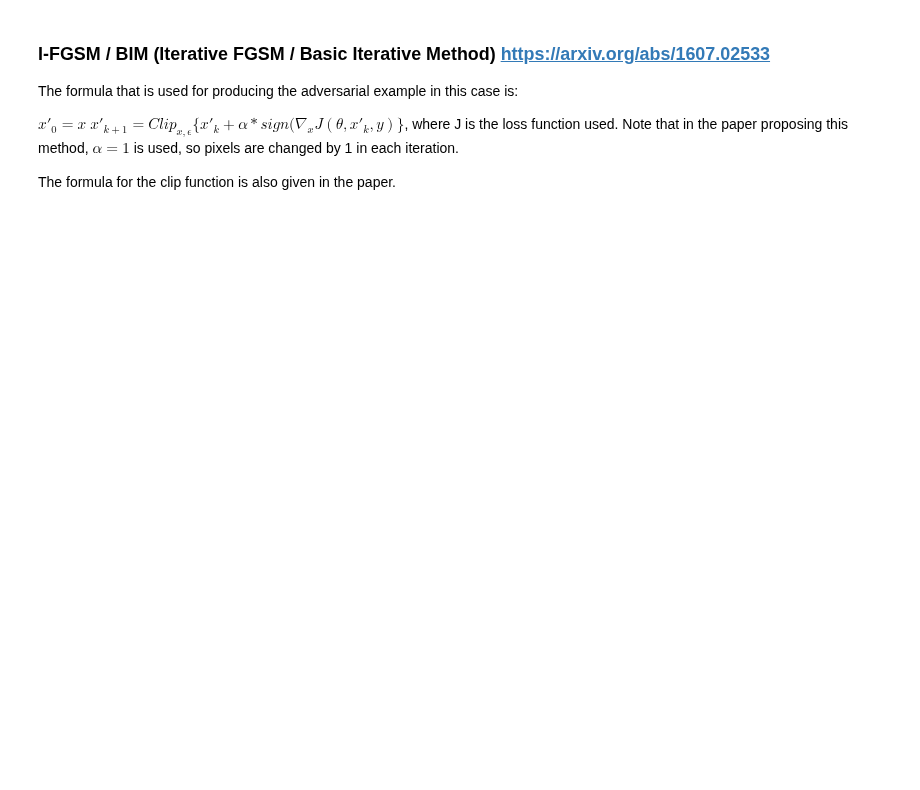
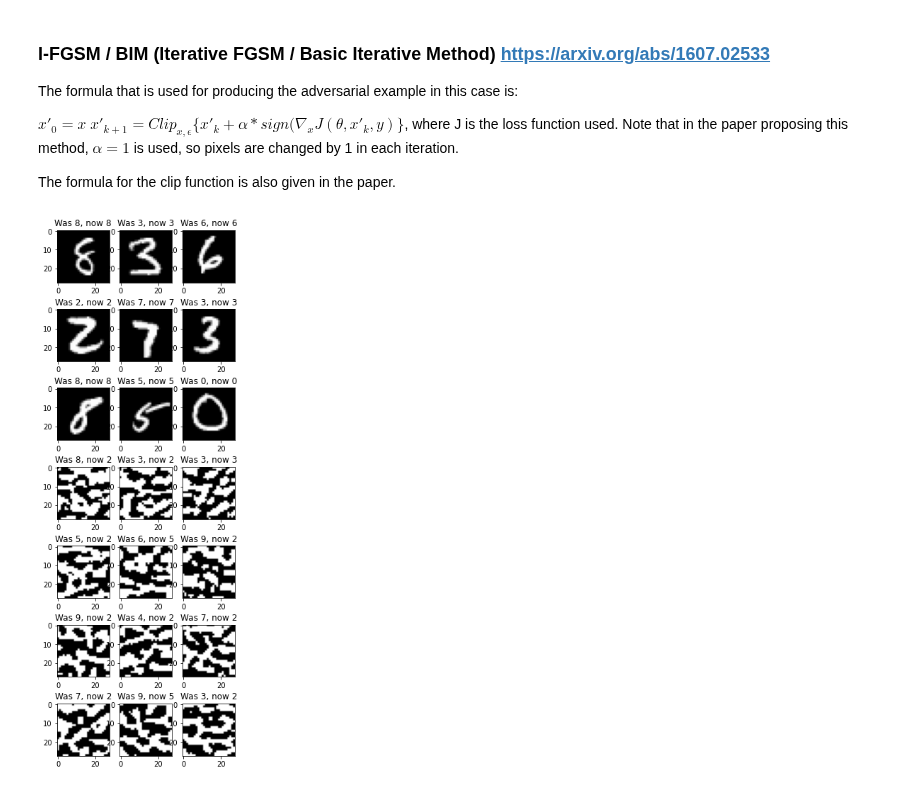
Before and after one commit to calinbiberea/towards-joint-defence-framework-commit-archive, a Jupyter notebook: notebooks/mnist.ipynb, the cells around one changed output. Drawn from its saved outputs; the diff is of its cells as text; code cells hidden in the pictures; blank space fills up the shorter version.

```diff
--- a/notebooks/mnist.ipynb
+++ b/notebooks/mnist.ipynb
@@ -26,7 +26,7 @@ print("Notebook will use PyTorch Device: " + device.upper())
 # %% [output]
 Notebook will use PyTorch Device: CUDA
 # %%
-DATA_ROOT = "./datasets/"
+DATA_ROOT = "../datasets/"
 
 
 def get_MNIST_data_loaders(
@@ -364 +370,50 @@ def ifgsm_attack_trained_model(model, loss_function, epsilon=0.4, alpha=1):
+# %%
+# Print 3 random images for each epsilon value to see differences
+# Subplot(r,c) provide the number of rows and columns
+number_rows = len(epsilons)
+number_columns = 3
+_, axarr = plt.subplots(
+    number_rows, number_columns, figsize=(1.5 * number_columns, 2 * number_rows)
+)
+
+# Select the images and show the noise
+for r, epsilon in zip(range(number_rows), epsilons):
+    for c in range(number_columns):
+        plot = axarr[r, c]
+
+        # Get random image index
+        index = np.random.randint(0, len(testSetLoader.dataset))
+
+        # Get an image and cast it to CUDA if needed, cast to proper batches
+        image, label = testSetLoader.dataset[index]
+        image = image[None, :]
+        label = torch.as_tensor((label,))
+
+        image, label = image.to(device), label.to(device)
+
+        # Predict
+        logits = model(image)
+        _, pred = torch.max(logits, 1)
+
+        # Call I-FGSM Attack
+        perturbed_image = ifgsm.ifgsm_attack(
+            image,
+            label,
+            model,
+            loss_function,
+            epsilon=epsilon,
+            alpha=1,
+            scale=True,
+        )
+
+        # Calculate results
+        logits = model(perturbed_image)
+        _, fgsm_pred = torch.max(logits, 1)
+
+        pred = pred.cpu().detach()[0]
+        fgsm_pred = fgsm_pred.cpu().detach()[0]
+        plot.set_title(f"Was {pred}, now {fgsm_pred}")
+        plot.imshow(perturbed_image.cpu().detach()[0][0], cmap=plt.get_cmap("gray"))
+# %% [output]
+[figure, added]
 # %%
```
Also changed, not shown: parts of 5 cells of this notebook, 4 other files.
